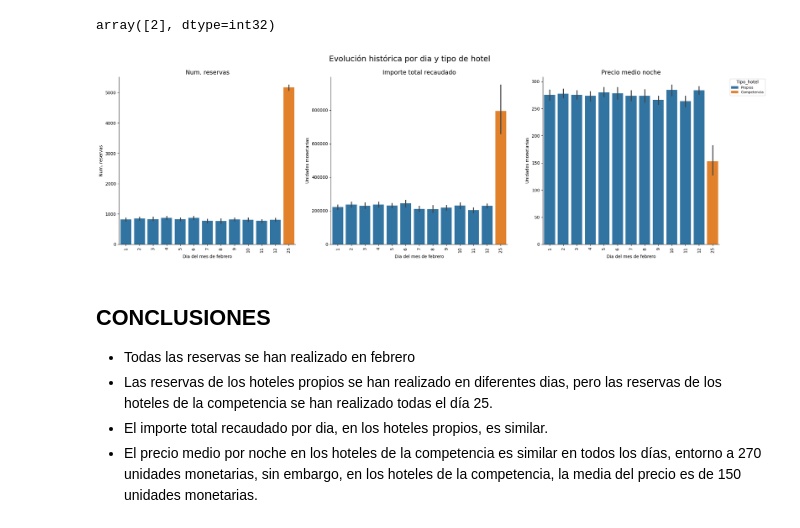
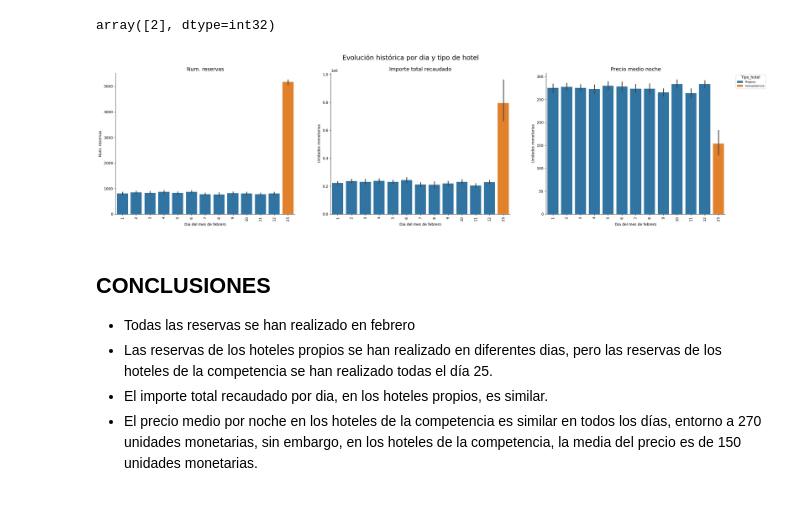
Before and after one commit to VanesaFloresRivera/Proyecto_ETL, a Jupyter notebook: notebooks/EDA.ipynb, the cells around one changed output. Drawn from its saved outputs; the diff is of its cells as text; code cells hidden in the pictures.

```diff
--- a/notebooks/EDA.ipynb
+++ b/notebooks/EDA.ipynb
@@ -277,7 +277,7 @@ df_fecha_reserva['Mes_reserva'].unique()
 # %% [output]
 array([2], dtype=int32)
 # %%
-fig, axes = plt.subplots(1, 3, sharex= True, sharey=False, figsize= (25,7))
+fig, axes = plt.subplots(1, 3, sharex= True, sharey=False, figsize= (30,7))
 fig.suptitle('Evolución histórica por dia y tipo de hotel', fontsize=18)
 
 #CREO EL PRIMER GRAFICO
@@ -298,34 +298,34 @@ axes[0].legend().remove()
 #CREO EL SEGUNDO GRAFICO
 sns.barplot(x='Dia_reserva', y='Total_recaudado', data=df_fecha_reserva, hue='Tipo_hotel', estimator='sum', ci=95, linestyle = "dashed", errorbar = None, ax=axes[1])
 axes[1].set_title('Importe total recaudado', fontsize = 14)
 
 # añadimos el método 'plt.xlabel()' para ponerle nombre al eje x
 axes[1].set_xlabel("Dia del mes de febrero")
 
 # añadimos el método 'plt.ylabel()' para ponerlo nombre al eje y
 axes[1].set_ylabel("Unidades monetarias")
 
 axes[1].spines['right'].set_visible(False)
 axes[1].spines['top'].set_visible(False)
 axes[1].tick_params(axis='x', rotation=90, labelsize=10)
 axes[1].legend().remove()
 
 #CREO EL TERCER GRAFICO
 sns.barplot(x='Dia_reserva', y='Precio_medio_noche', data=df_fecha_reserva, hue='Tipo_hotel', estimator='mean', ci=95, linestyle = "dashed", errorbar = None ,ax=axes[2])
 axes[2].set_title('Precio medio noche', fontsize = 14)
 
 # añadimos el método 'plt.xlabel()' para ponerle nombre al eje x
 axes[2].set_xlabel("Dia del mes de febrero")
 
 # añadimos el método 'plt.ylabel()' para ponerlo nombre al eje y
 axes[2].set_ylabel("Unidades monetarias")
 
 axes[2].spines['right'].set_visible(False)
 axes[2].spines['top'].set_visible(False)
 axes[2].tick_params(axis='x', rotation=90, labelsize=10)
 plt.legend(fontsize = 8, title = 'Tipo_hotel', title_fontsize =10,bbox_to_anchor=(1.05,1), loc = "upper left");
 # %% [output]
-[figure, old version]
+[figure, new version]
 # %% [markdown]
 ## CONCLUSIONES
 - Todas las reservas se han realizado en febrero
```
Also changed, not shown: 1 other file.
